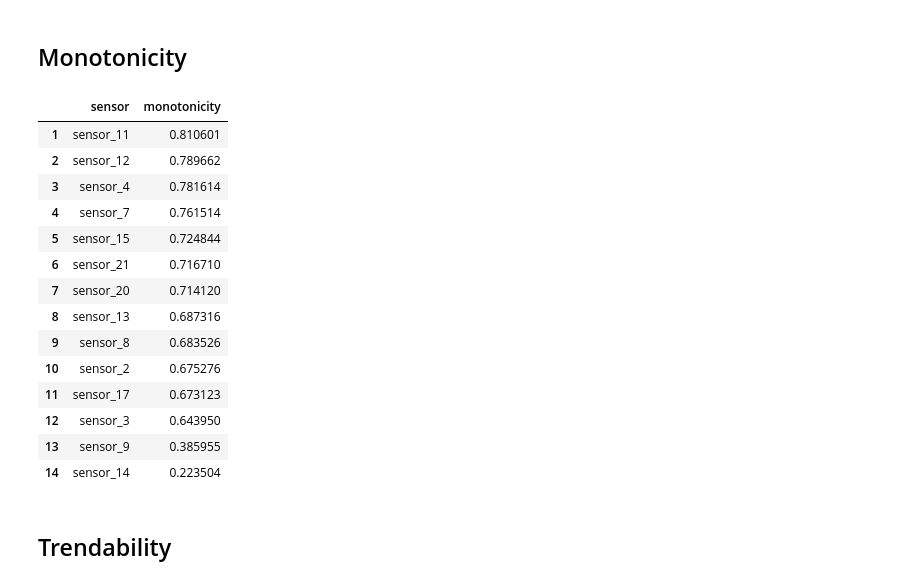
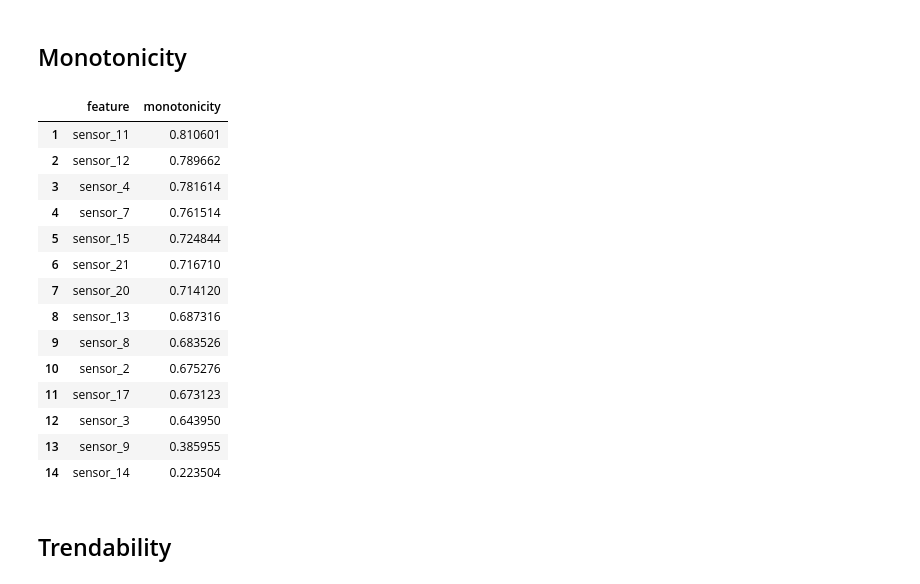
Before and after one commit to lbasora/bnnrul, a Jupyter notebook: cmapss_data_analysis.ipynb, the cells around one changed output. Saved outputs shown, nothing was run; the diff lists cells and outputs as text; code cells hidden in the pictures.

```diff
--- a/cmapss_data_analysis.ipynb
+++ b/cmapss_data_analysis.ipynb
@@ -110,13 +110,22 @@ df
 # %%
 cumul = []
 for traj_id, traj in df.groupby("trajectory_id"):
     cumul.append(traj.drop("trajectory_id", axis=1).corr())
 corr = pd.concat(cumul)
-corr[["rul"]].reset_index().groupby("index").mean().abs().sort_values(
-    "rul", ascending=False
-).reset_index().rename(columns={"index": "sensor", "rul": "monotonicity"}).drop(0)
+monotonicity = (
+    corr[["rul"]]
+    .reset_index()
+    .groupby("index")
+    .mean()
+    .abs()
+    .sort_values("rul", ascending=False)
+    .reset_index()
+    .rename(columns={"index": "feature", "rul": "monotonicity"})
+    .drop(0)
+)
+monotonicity
 # %% [output]
-|  | sensor | monotonicity |
+|  | feature | monotonicity |
 | 1 | sensor_11 | 0.810601 |
 | 2 | sensor_12 | 0.789662 |
 | 3 | sensor_4 | 0.781614 |
```
Also changed, not shown: parts of 5 cells of this notebook.
